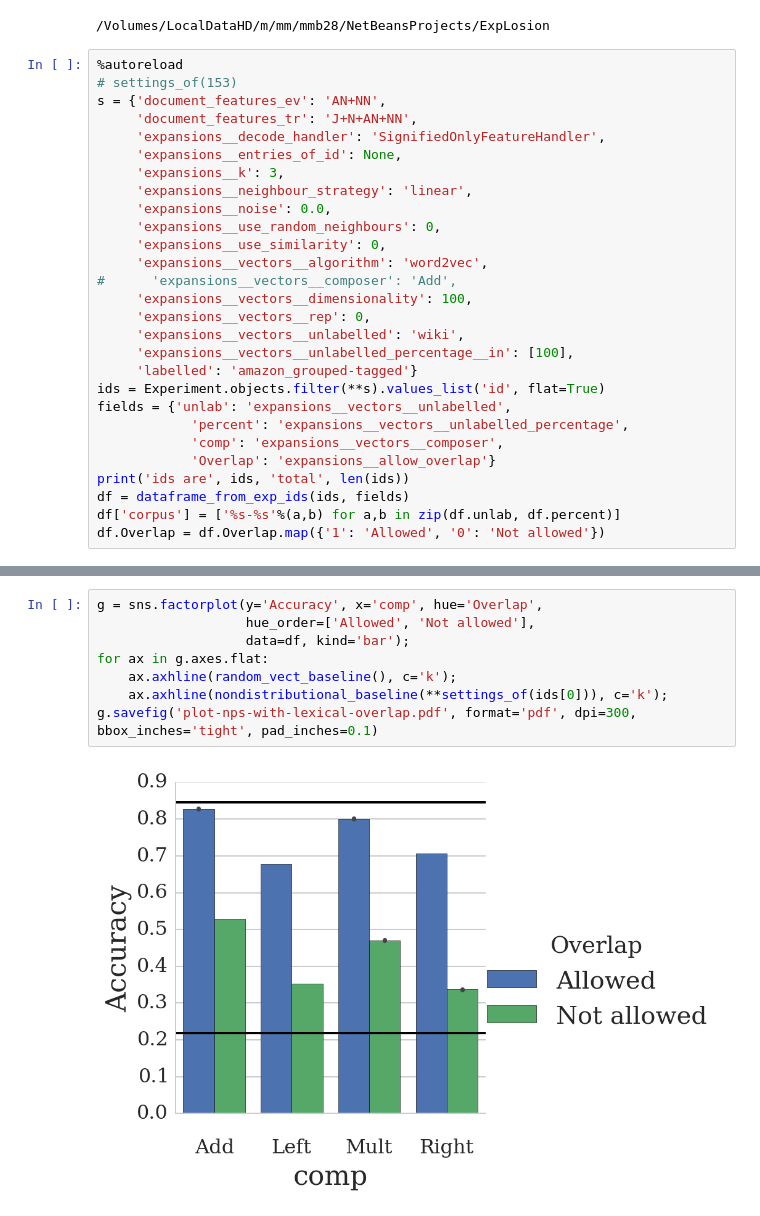
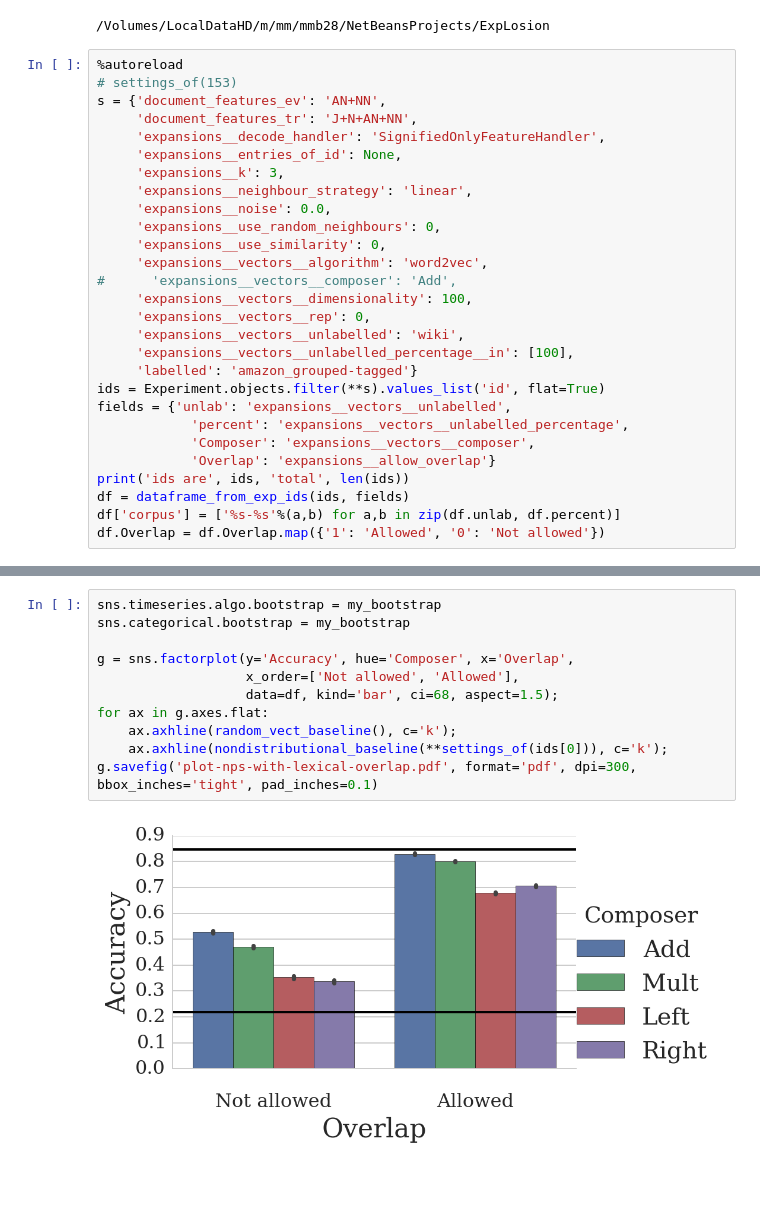
Before and after one commit to mbatchkarov/ExpLosion, a Jupyter notebook: notebooks/with_lexical_overlap.ipynb, the cells around one changed output, grey strips where cells are left out. Saved outputs shown, nothing was run; the diff lists cells and outputs as text; blank space fills up the shorter version.

```diff
--- a/notebooks/with_lexical_overlap.ipynb
+++ b/notebooks/with_lexical_overlap.ipynb
@@ -27,7 +27,7 @@ s = {'document_features_ev': 'AN+NN',
 ids = Experiment.objects.filter(**s).values_list('id', flat=True)
 fields = {'unlab': 'expansions__vectors__unlabelled',
             'percent': 'expansions__vectors__unlabelled_percentage',
-            'comp': 'expansions__vectors__composer',
+            'Composer': 'expansions__vectors__composer',
             'Overlap': 'expansions__allow_overlap'}
 print('ids are', ids, 'total', len(ids))
 df = dataframe_from_exp_ids(ids, fields)
@@ -48,10 +44,13 @@ comp has 4000 values
 # %%
-g = sns.factorplot(y='Accuracy', x='comp', hue='Overlap',
-                   hue_order=['Allowed', 'Not allowed'],
-                   data=df, kind='bar');
+sns.timeseries.algo.bootstrap = my_bootstrap
+sns.categorical.bootstrap = my_bootstrap
+
+g = sns.factorplot(y='Accuracy', hue='Composer', x='Overlap',
+                   x_order=['Not allowed', 'Allowed'],
+                   data=df, kind='bar', ci=68, aspect=1.5);
 for ax in g.axes.flat:
     ax.axhline(random_vect_baseline(), c='k');
     ax.axhline(nondistributional_baseline(**settings_of(ids[0])), c='k');
 g.savefig('plot-nps-with-lexical-overlap.pdf', format='pdf', dpi=300, bbox_inches='tight', pad_inches=0.1)
 # %% [output]
-[figure, old version]
+[figure, new version]
```
Also changed, not shown: parts of 2 cells of this notebook, 3 other files.
